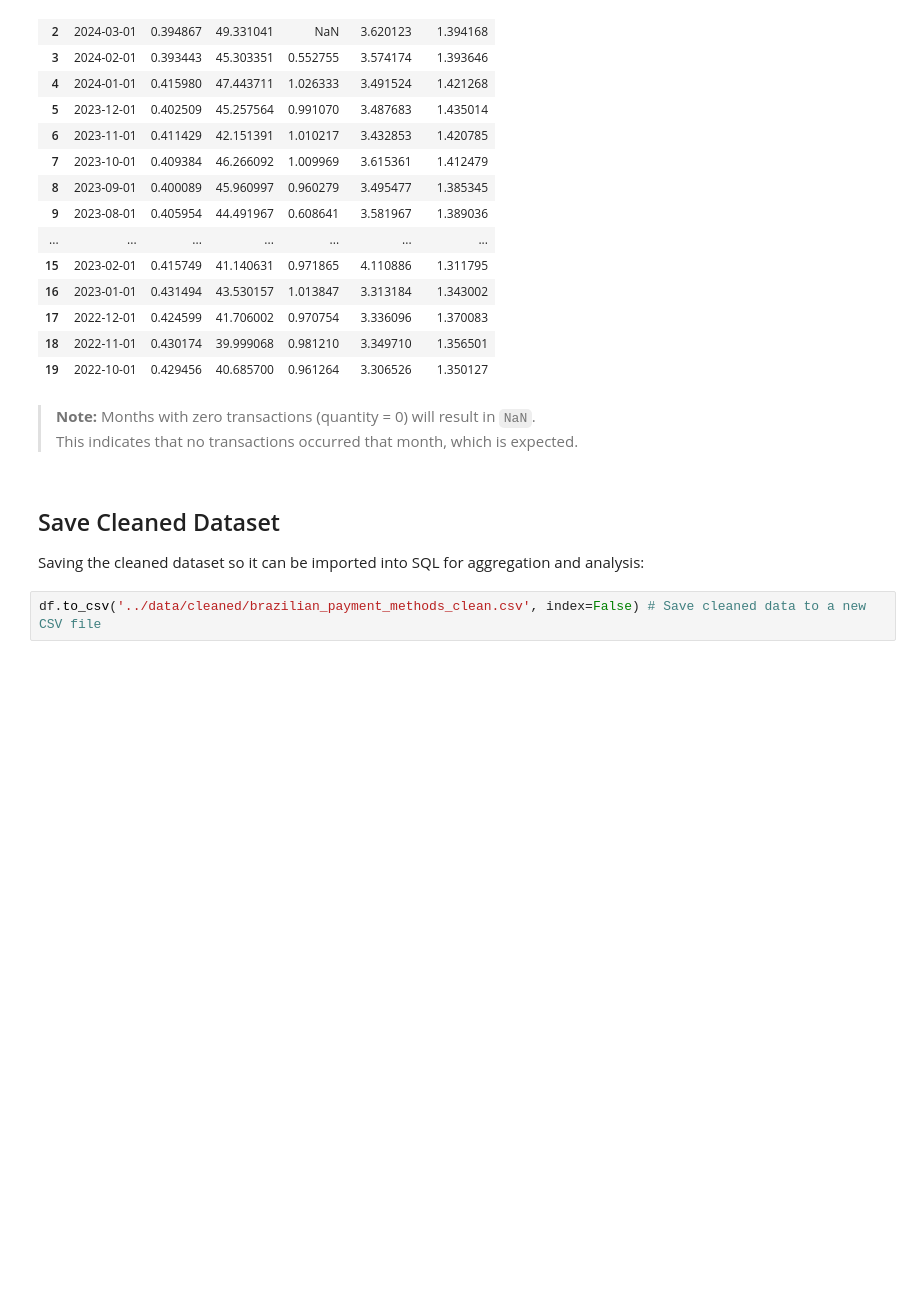
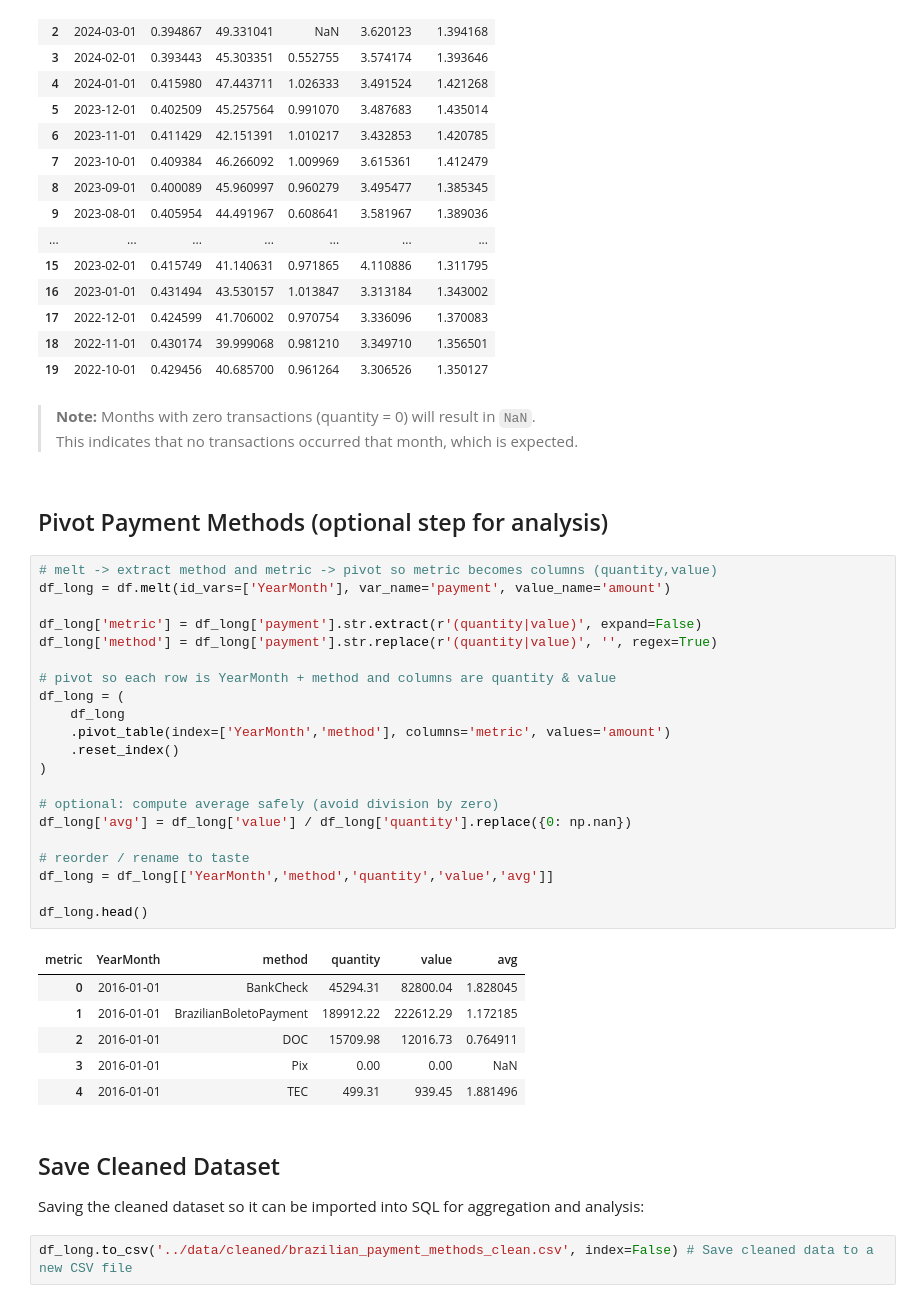
Before and after one commit to graziellamorais/pix-and-brazil-payments-trends, a Jupyter notebook: notebooks/01_exploratory_analysis.ipynb, the cells around one changed output. Saved outputs shown, nothing was run; the diff lists cells and outputs as text; blank space fills up the shorter version.

Commit message:
Prepare cleaned and long-format dataset

```diff
--- a/notebooks/01_exploratory_analysis.ipynb
+++ b/notebooks/01_exploratory_analysis.ipynb
@@ -189,8 +189,38 @@ df[['YearMonth','avg_pix','avg_ted','avg_doc','avg_check','avg_boleto']].head(20
 # %% [markdown]
 > **Note:** Months with zero transactions (quantity = 0) will result in `NaN`.
 > This indicates that no transactions occurred that month, which is expected.
+# %% [markdown]
+## Pivot Payment Methods (optional step for analysis)
+# %%
+# melt -> extract method and metric -> pivot so metric becomes columns (quantity,value)
+df_long = df.melt(id_vars=['YearMonth'], var_name='payment', value_name='amount')
+
+df_long['metric'] = df_long['payment'].str.extract(r'(quantity|value)', expand=False)
+df_long['method'] = df_long['payment'].str.replace(r'(quantity|value)', '', regex=True)
+
+# pivot so each row is YearMonth + method and columns are quantity & value
+df_long = (
+    df_long
+    .pivot_table(index=['YearMonth','method'], columns='metric', values='amount')
+    .reset_index()
+)
+
+# optional: compute average safely (avoid division by zero)
+df_long['avg'] = df_long['value'] / df_long['quantity'].replace({0: np.nan})
+
+# reorder / rename to taste
+df_long = df_long[['YearMonth','method','quantity','value','avg']]
+
+df_long.head()
+# %% [output]
+| metric | YearMonth | method | quantity | value | avg |
+| 0 | 2016-01-01 | BankCheck | 45294.31 | 82800.04 | 1.828045 |
+| 1 | 2016-01-01 | BrazilianBoletoPayment | 189912.22 | 222612.29 | 1.172185 |
+| 2 | 2016-01-01 | DOC | 15709.98 | 12016.73 | 0.764911 |
+| 3 | 2016-01-01 | Pix | 0.00 | 0.00 | NaN |
+| 4 | 2016-01-01 | TEC | 499.31 | 939.45 | 1.881496 |
 # %% [markdown]
 ## Save Cleaned Dataset
 Saving the cleaned dataset so it can be imported into SQL for aggregation and analysis:
 # %%
-df.to_csv('../data/cleaned/brazilian_payment_methods_clean.csv', index=False) # Save cleaned data to a new CSV file
+df_long.to_csv('../data/cleaned/brazilian_payment_methods_clean.csv', index=False) # Save cleaned data to a new CSV file
```
Also changed, not shown: 3 other files.
